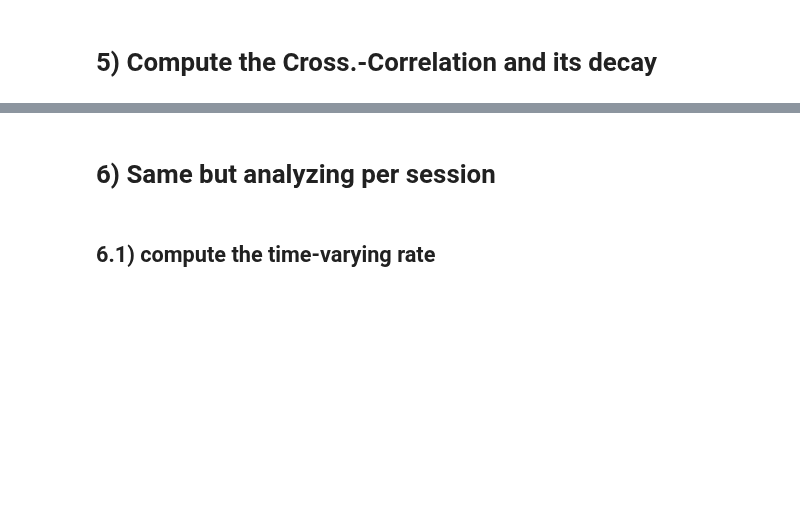
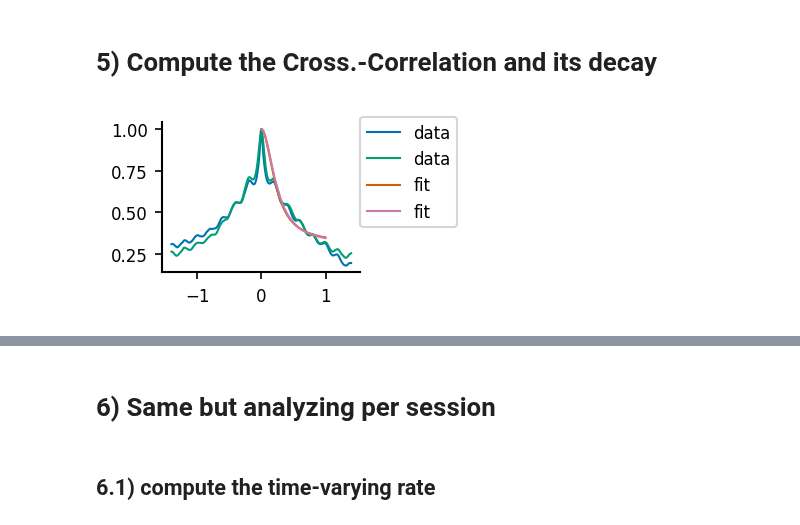
Before and after one commit to yzerlaut/pv-sst-dendrites, a Jupyter notebook: visual_coding/Natural-Movie.ipynb, the cells around one changed output, grey strips where cells are left out. Drawn from its saved outputs; the diff is of its cells as text; code cells hidden in the pictures; blank space fills up the shorter version.

```diff
--- a/visual_coding/Natural-Movie.ipynb
+++ b/visual_coding/Natural-Movie.ipynb
@@ -244,35 +258,37 @@ for k, key, color in zip(range(2), ['PV', 'SST'], ['tab:red','tab:orange']):
 # %%
 # Exponential fit to quantify the decay
 
 from scipy.optimize import minimize
 
 def gaussian(t, X):
     return (1-X[2])*np.exp(-(t-X[1])**2/2/X[0]**2)+X[2]
 
 def lorentzian(t, X):
-    return (1-X[2])*(1./(1+(t-X[1])**2/X[0]**2))+X[2]
+    return (1-X[2])*(1./(1+(t)**2/2/X[0]**2))+X[2]
 
 def fit_half_width(shift, array,
-                       min_time=100e-3,
-                       max_time=1000e-3):
+                   min_time=50e-3,
+                   max_time=1000e-3):
     def func(X):
         #return np.sum(np.abs(gaussian(shift, X)-array))
         return np.sum(np.abs(lorentzian(shift, X)-array))
     res = minimize(func, [3*min_time,0,1],
                    bounds=[[min_time, max_time],
                            [-max_time, max_time],
                            [0,1]], method='L-BFGS-B')
     return res.x
 
-try:
-    plt.plot(time_shift, CCF/np.max(CCF), label='data')
-    plt.plot(time_shift, gaussian(time_shift, fit_half_width(time_shift, CCF/np.max(CCF))), label='fit')
-    #plt.plot(time_shift, lorentzian(time_shift, fit_half_width(time_shift, CCF/np.max(CCF))), label='fit')
-
+if True:
+    plt.plot(time_shift, CCF1/np.max(CCF1), label='data')
+    plt.plot(time_shift, CCF2/np.max(CCF2), label='data')
+    #plt.plot(time_shift, gaussian(time_shift, fit_half_width(time_shift, CCF/np.max(CCF))), label='fit')
+    fit_cond = (time_shift>0) & (time_shift<1)
+    plt.plot(time_shift[fit_cond], lorentzian(time_shift[fit_cond], fit_half_width(time_shift[fit_cond], CCF1[fit_cond]/np.max(CCF1))), label='fit')
+    plt.plot(time_shift[fit_cond], lorentzian(time_shift[fit_cond], fit_half_width(time_shift[fit_cond], CCF2[fit_cond]/np.max(CCF2))), label='fit')
     #plt.plot(ts, (1-C)*np.exp(-ts/tau)+C, '--', label='exp. fit')
-    plt.legend()
-except NameError:
-    pass
+    plt.legend(loc=(1,0.3))
+# %% [output]
+[figure, added]
 # %%
 
 RATES = np.load(os.path.join('..', 'data', 'visual_coding', 'RATES_natural_movie_one.npy'),
```
Also changed, not shown: parts of 14 cells of this notebook, 2 other files.
